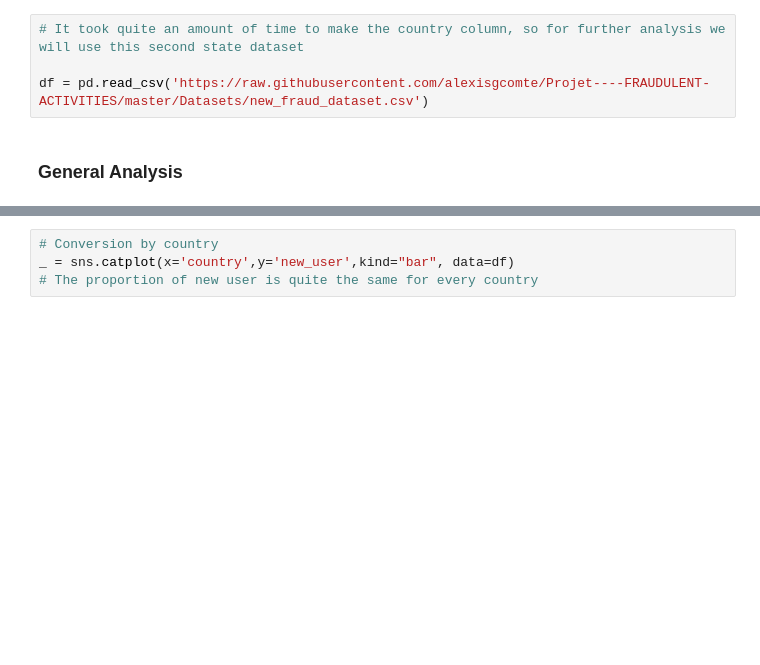
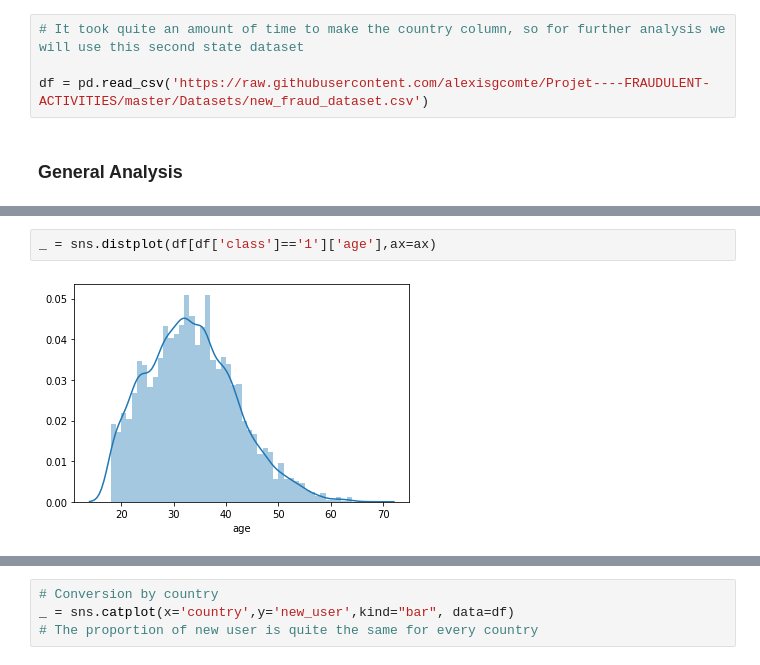
Before and after one commit to alexisgcomte/Projet----FRAUDULENT-ACTIVITIES, a Jupyter notebook: Projet -- FRAUDULENT ACTIVITIES.ipynb, the cells around one changed output, grey strips where cells are left out. Drawn from its saved outputs; the diff is of its cells as text; blank space fills up the shorter version.

```diff
--- a/Projet -- FRAUDULENT ACTIVITIES.ipynb
+++ b/Projet -- FRAUDULENT ACTIVITIES.ipynb
@@ -276,0 +291,4 @@ df = pd.read_csv('https://raw.githubusercontent.com/alexisgcomte/Projet----FRAUD
+# %%
+_ = sns.distplot(df[df['class']=='1']['age'],ax=ax)
+# %% [output]
+[figure, added]
```
Also changed, not shown: parts of 54 cells of this notebook.
